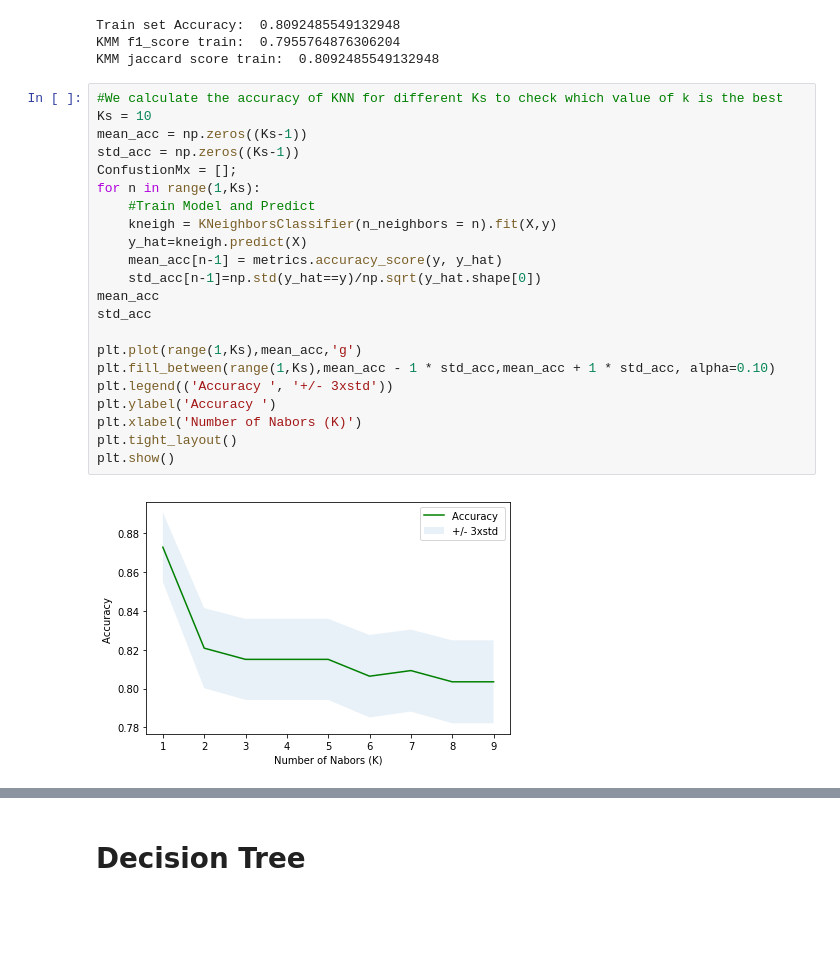
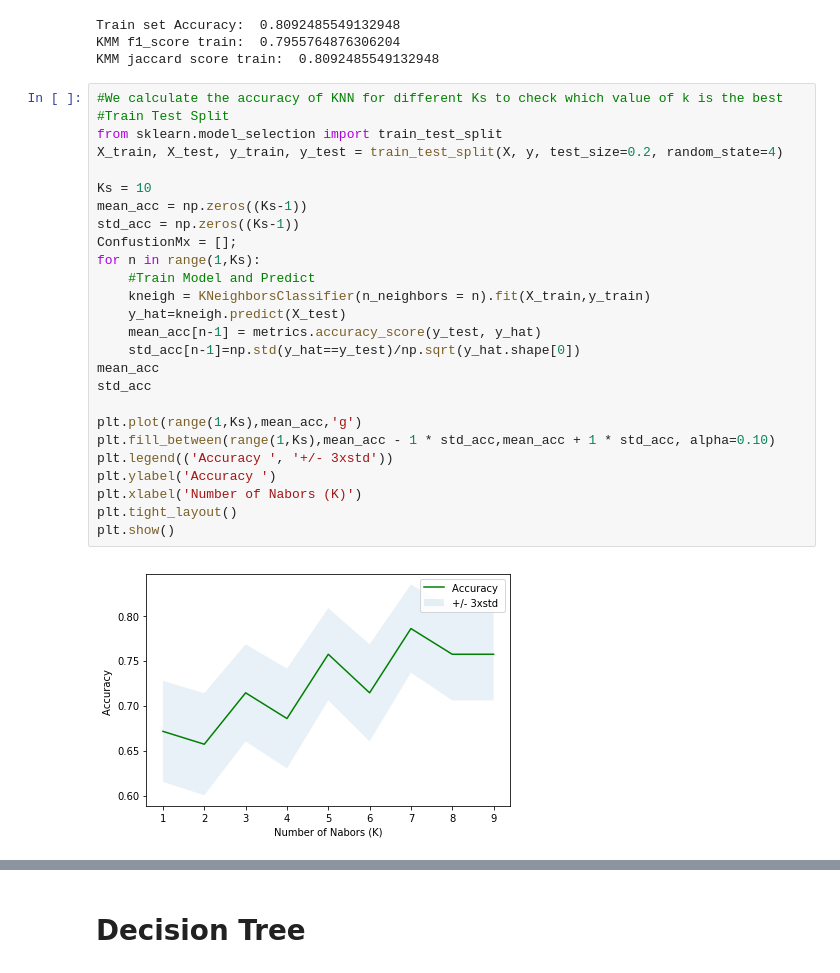
Before and after one commit to begona/coursera_capstone_project, a Jupyter notebook: Coursera_notebook.ipynb, the cells around one changed output, grey strips where cells are left out. Saved outputs shown, nothing was run; the diff lists cells and outputs as text; blank space fills up the shorter version.

```diff
--- a/Coursera_notebook.ipynb
+++ b/Coursera_notebook.ipynb
@@ -321,26 +321,30 @@ KMM f1_score train:  0.7955764876306204
 KMM jaccard score train:  0.8092485549132948
 # %%
 #We calculate the accuracy of KNN for different Ks to check which value of k is the best
+#Train Test Split
+from sklearn.model_selection import train_test_split
+X_train, X_test, y_train, y_test = train_test_split(X, y, test_size=0.2, random_state=4)
+
 Ks = 10
 mean_acc = np.zeros((Ks-1))
 std_acc = np.zeros((Ks-1))
 ConfustionMx = [];
 for n in range(1,Ks):
     #Train Model and Predict
-    kneigh = KNeighborsClassifier(n_neighbors = n).fit(X,y)
-    y_hat=kneigh.predict(X)
-    mean_acc[n-1] = metrics.accuracy_score(y, y_hat)
-    std_acc[n-1]=np.std(y_hat==y)/np.sqrt(y_hat.shape[0])
+    kneigh = KNeighborsClassifier(n_neighbors = n).fit(X_train,y_train)
+    y_hat=kneigh.predict(X_test)
+    mean_acc[n-1] = metrics.accuracy_score(y_test, y_hat)
+    std_acc[n-1]=np.std(y_hat==y_test)/np.sqrt(y_hat.shape[0])
 mean_acc
 std_acc
 
 plt.plot(range(1,Ks),mean_acc,'g')
 plt.fill_between(range(1,Ks),mean_acc - 1 * std_acc,mean_acc + 1 * std_acc, alpha=0.10)
 plt.legend(('Accuracy ', '+/- 3xstd'))
 plt.ylabel('Accuracy ')
 plt.xlabel('Number of Nabors (K)')
 plt.tight_layout()
 plt.show()
 # %% [output]
-[figure, old version]
+[figure, new version]
 # %%
```
Also changed, not shown: parts of 7 cells of this notebook.
